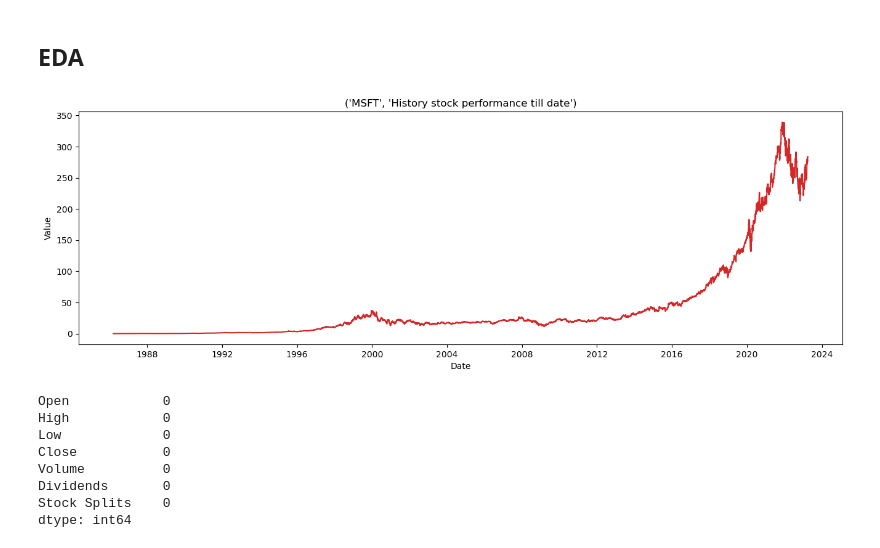
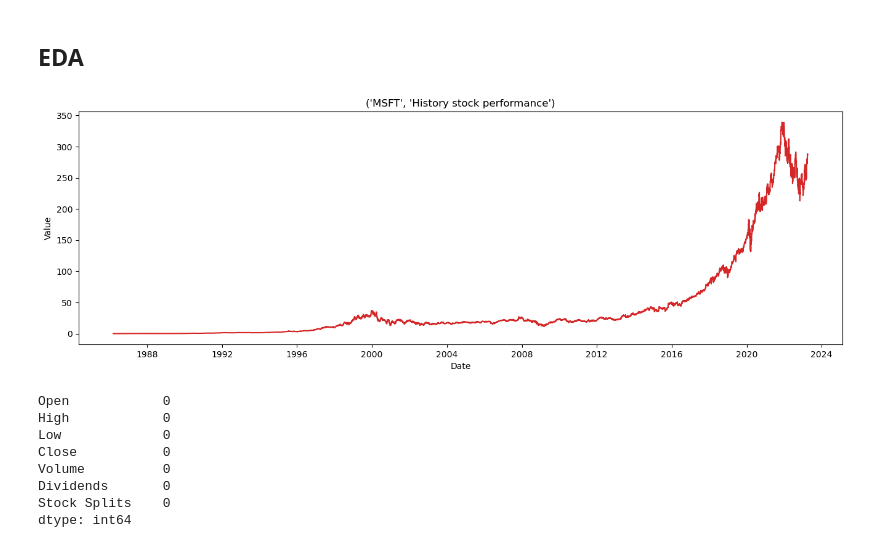
Before and after one commit to yeva-190/Stock_price_prediction, a Jupyter notebook: stock_price_prediction.ipynb, the cells around one changed output. Cells and saved outputs as stored; diff of their text form; code cells hidden in the pictures.

```diff
--- a/stock_price_prediction.ipynb
+++ b/stock_price_prediction.ipynb
@@ -32,10 +32,10 @@ def df_plot(data, x, y, title="", xlabel='Date', ylabel='Value', dpi=100):
     plt.show()
 # %%
 stock_name= "MSFT"
-title = (stock_name,"History stock performance till date")
+title = (stock_name,"History stock performance")
 df_plot(msft , x , y , title=title,xlabel='Date', ylabel='Value',dpi=100)
 # %% [output]
-[figure, old version]
+[figure, new version]
 # %%
 print(msft.isnull().sum())
 # %% [output]
```
Also changed, not shown: parts of 30 cells of this notebook.
